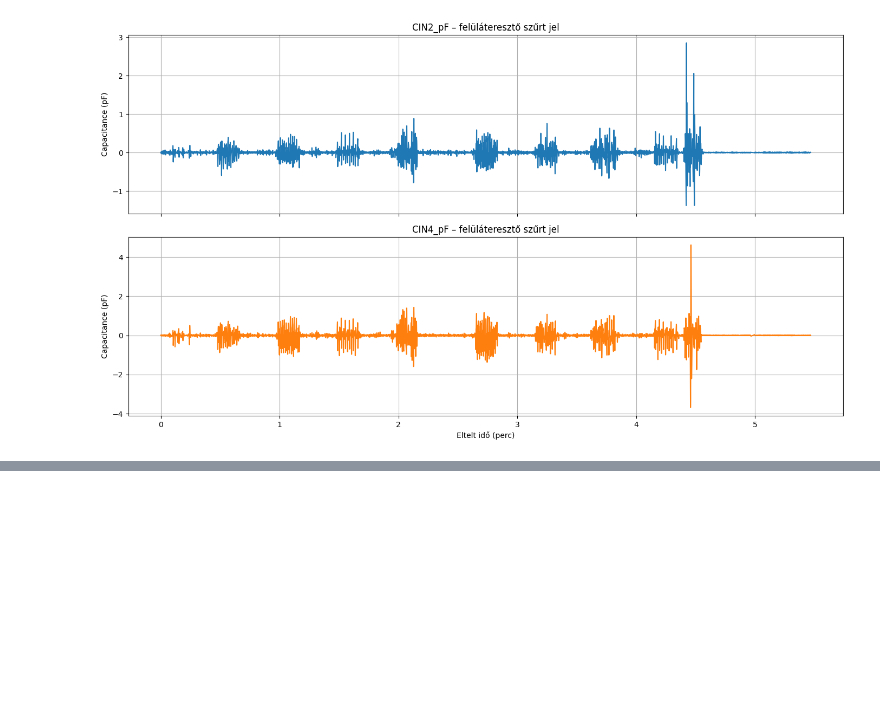
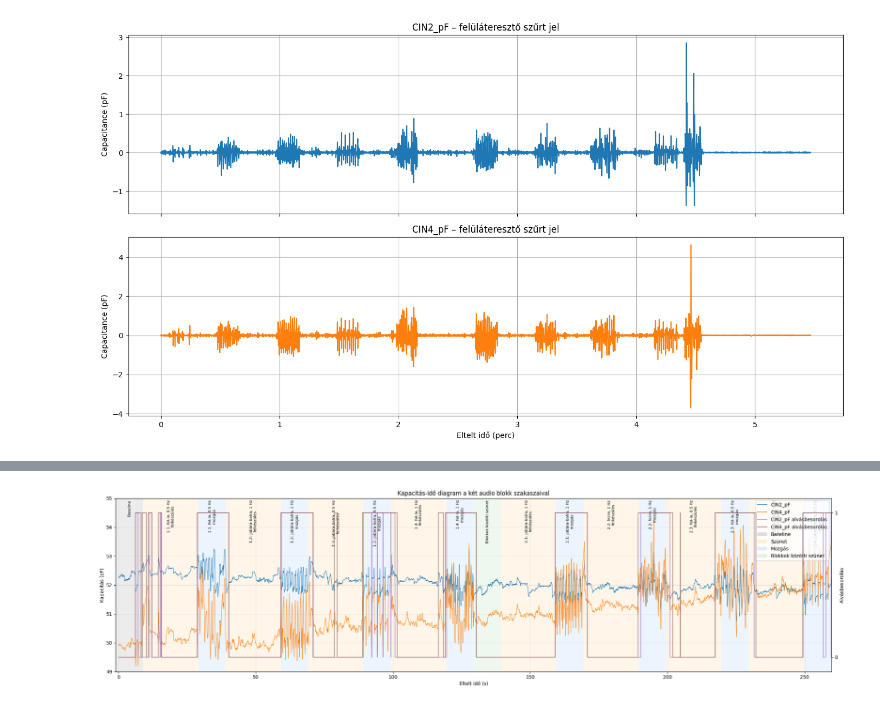
Before and after one commit to Qawes/CapMeter, a Jupyter notebook: data_analysis/algorithm_checker.ipynb, the cells around one changed output, grey strips where cells are left out. Saved outputs shown, nothing was run; the diff lists cells and outputs as text; code cells hidden in the pictures; blank space fills up the shorter version.

```diff
--- a/data_analysis/algorithm_checker.ipynb
+++ b/data_analysis/algorithm_checker.ipynb
@@ -30,0 +34,17 @@ plot_moving_rms(first_night, window_size=50)
+# %%
+plot_capacity_analysis(
+    "functional_tests/measurements/fdc1004_data_Szeli_K.csv",
+    [('UD', 0.5, 10), ('LR', 1.0, 10), ('LR', 0.5, 10), ('UD', 1.0, 10)],
+    [('LR', 1.0, 10), ('UD', 1.0, 10), ('UD', 0.5, 10), ('LR', 0.5, 10)],
+    baseline_seconds=10,
+    rest_seconds=20,
+    block_break_seconds=10,
+    start_beep_seconds=0.1,
+    ylim=(49, 55),
+    offset_seconds=-1,
+    end_padding_seconds=0,
+    rms_window_size=20,
+    rms_threshold=0.07,
+)
+# %% [output]
+[figure, added]
```
Also changed, not shown: parts of 4 cells of this notebook.
